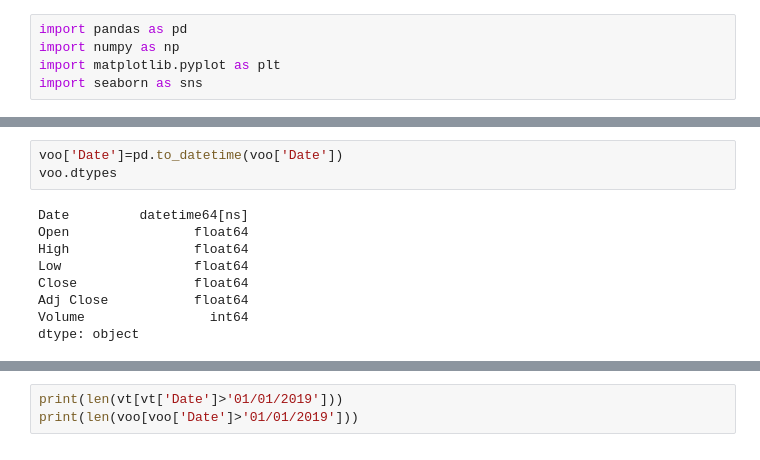
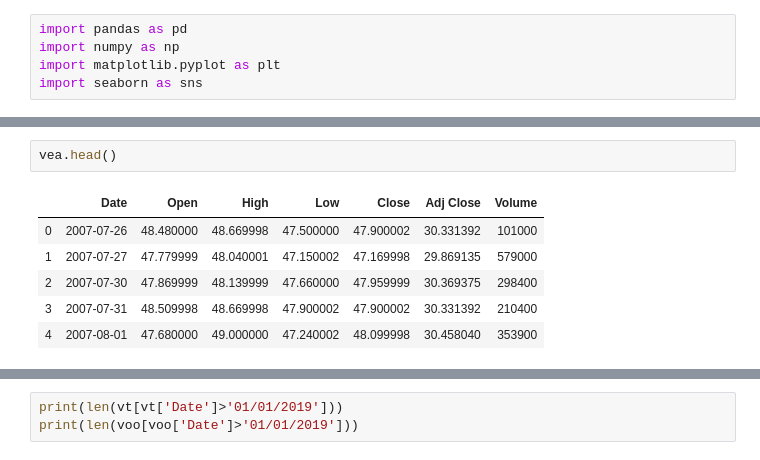
Before and after one commit to Carlos-esp/Curso-Py0toHero, a Jupyter notebook: HW/Yahoo finance.ipynb, the cells around one changed output, grey strips where cells are left out. Cells and saved outputs as stored; diff of their text form.

```diff
--- a/HW/Yahoo finance.ipynb
+++ b/HW/Yahoo finance.ipynb
@@ -47,12 +30,9 @@ dtype: object
-# %%
-voo['Date']=pd.to_datetime(voo['Date'])
-voo.dtypes
-# %% [output]
-Date         datetime64[ns]
-Open                float64
-High                float64
-Low                 float64
-Close               float64
-Adj Close           float64
-Volume                int64
-dtype: object
+# %%
+vea.head()
+# %% [output]
+|  | Date | Open | High | Low | Close | Adj Close | Volume |
+| 0 | 2007-07-26 | 48.480000 | 48.669998 | 47.500000 | 47.900002 | 30.331392 | 101000 |
+| 1 | 2007-07-27 | 47.779999 | 48.040001 | 47.150002 | 47.169998 | 29.869135 | 579000 |
+| 2 | 2007-07-30 | 47.869999 | 48.139999 | 47.660000 | 47.959999 | 30.369375 | 298400 |
+| 3 | 2007-07-31 | 48.509998 | 48.669998 | 47.900002 | 47.900002 | 30.331392 | 210400 |
+| 4 | 2007-08-01 | 47.680000 | 49.000000 | 47.240002 | 48.099998 | 30.458040 | 353900 |
```
Also changed, not shown: parts of 26 cells of this notebook.
